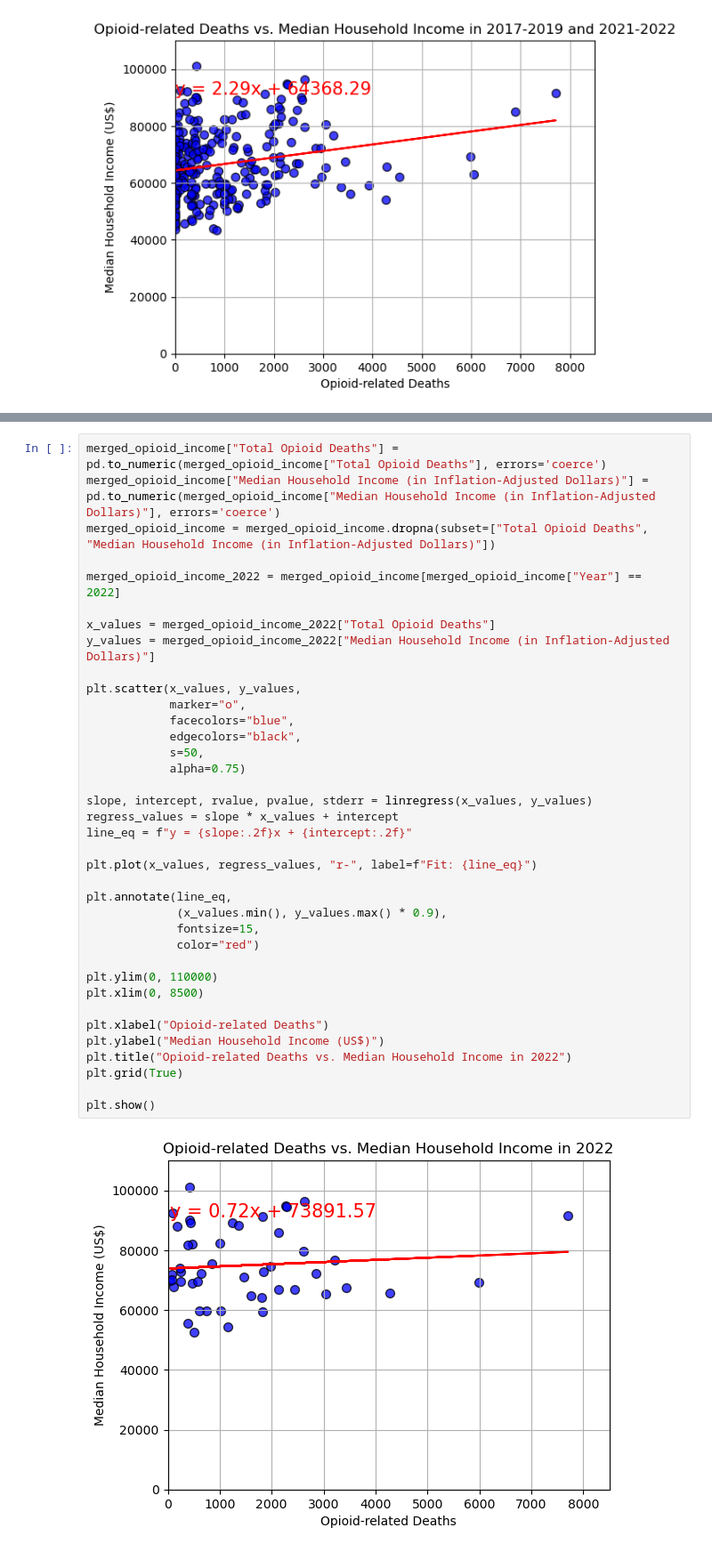
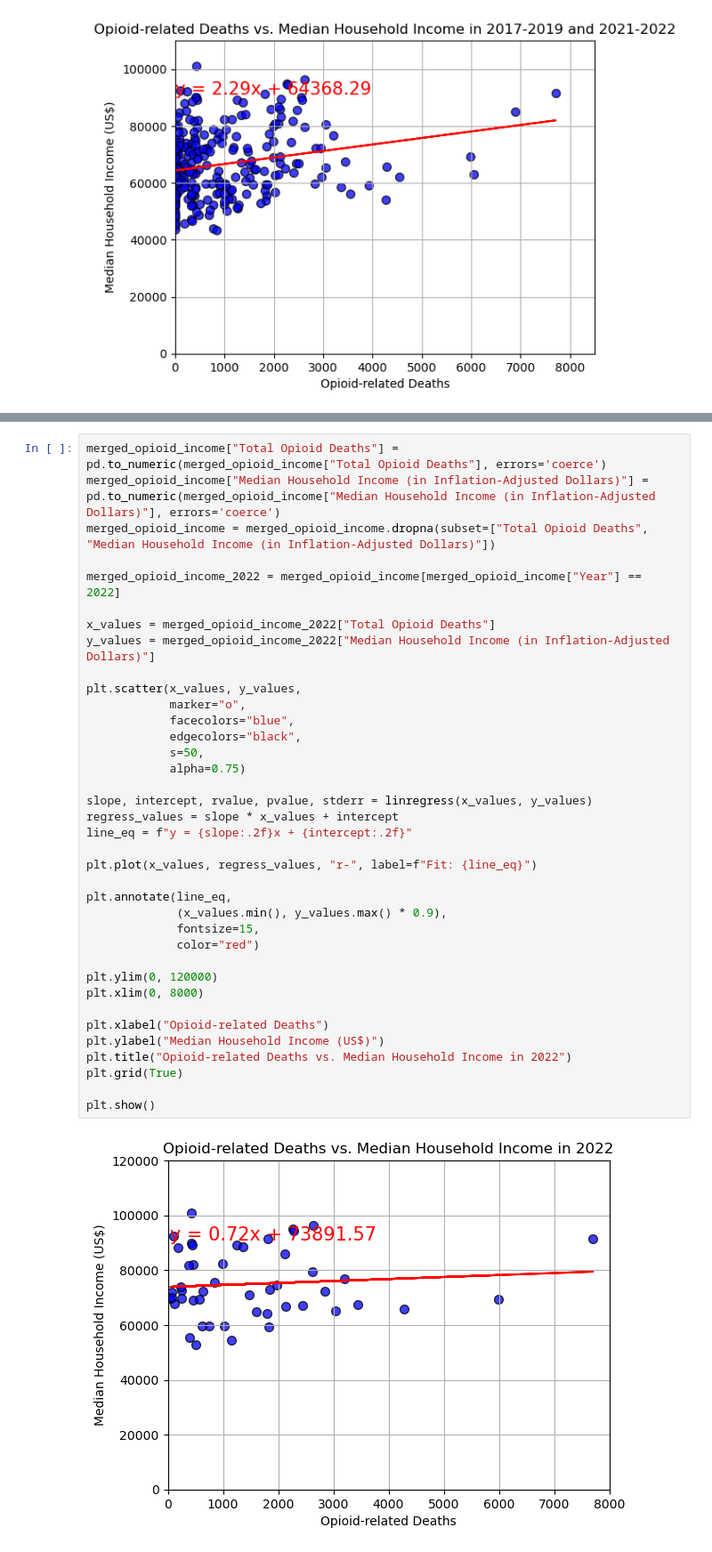
Before and after one commit to kikichan1/Project-1, a Jupyter notebook: Income_Notebook.ipynb, the cells around one changed output, grey strips where cells are left out. Shown: that part at 89% size. Drawn from its saved outputs; the diff is of its cells as text.

```diff
--- a/Income_Notebook.ipynb
+++ b/Income_Notebook.ipynb
@@ -520,33 +520,33 @@ merged_opioid_income_2022 = merged_opioid_income[merged_opioid_income["Year"] ==
 
 x_values = merged_opioid_income_2022["Total Opioid Deaths"]
 y_values = merged_opioid_income_2022["Median Household Income (in Inflation-Adjusted Dollars)"]
 
 plt.scatter(x_values, y_values,
             marker="o",
             facecolors="blue",
             edgecolors="black",
             s=50,
             alpha=0.75)
 
 slope, intercept, rvalue, pvalue, stderr = linregress(x_values, y_values)
 regress_values = slope * x_values + intercept
 line_eq = f"y = {slope:.2f}x + {intercept:.2f}"
 
 plt.plot(x_values, regress_values, "r-", label=f"Fit: {line_eq}")
 
 plt.annotate(line_eq,
              (x_values.min(), y_values.max() * 0.9),
              fontsize=15,
              color="red")
 
-plt.ylim(0, 110000)
-plt.xlim(0, 8500)
+plt.ylim(0, 120000)
+plt.xlim(0, 8000)
 
 plt.xlabel("Opioid-related Deaths")
 plt.ylabel("Median Household Income (US$)")
 plt.title("Opioid-related Deaths vs. Median Household Income in 2022")
 plt.grid(True)
 
 plt.show()
 # %% [output]
-[figure, old version]
+[figure, new version]
```
Also changed, not shown: parts of 4 cells of this notebook.
